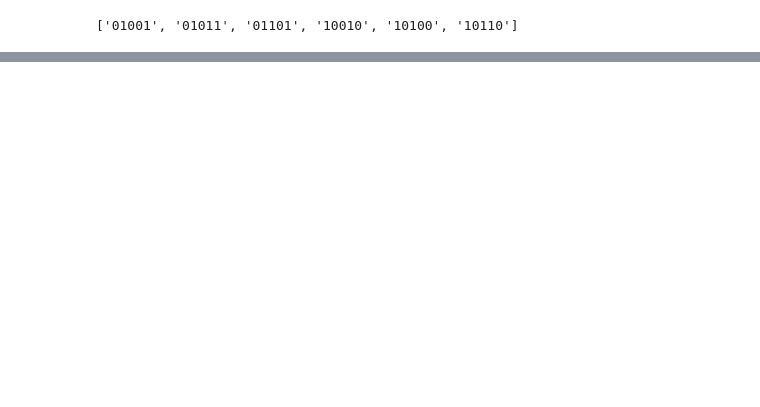
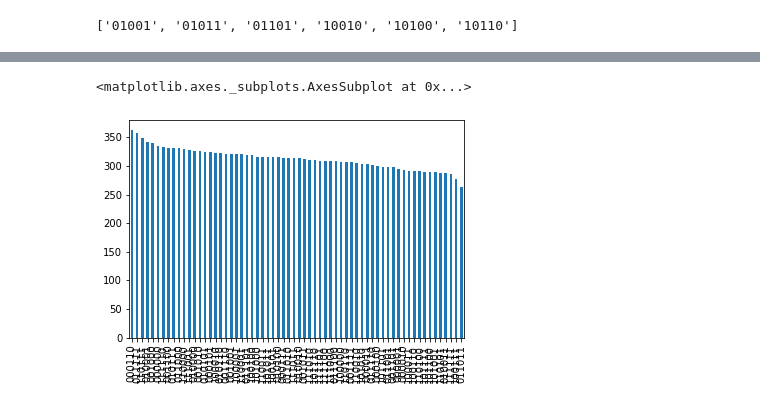
Before and after one commit to LyaminVS/mentor_project, a Jupyter notebook: maxcut_solver.ipynb, the cells around one changed output, grey strips where cells are left out. Drawn from its saved outputs; the diff is of its cells as text; code cells hidden in the pictures; blank space fills up the shorter version.

```diff
--- a/maxcut_solver.ipynb
+++ b/maxcut_solver.ipynb
@@ -41,0 +54,5 @@ solver.classical_solve()
+# %%
+solver.get_hist(0.4)
+# %% [output]
+<matplotlib.axes._subplots.AxesSubplot at 0x...>
+[figure, added]
```
Also changed, not shown: parts of 8 cells of this notebook, 2 other files.
